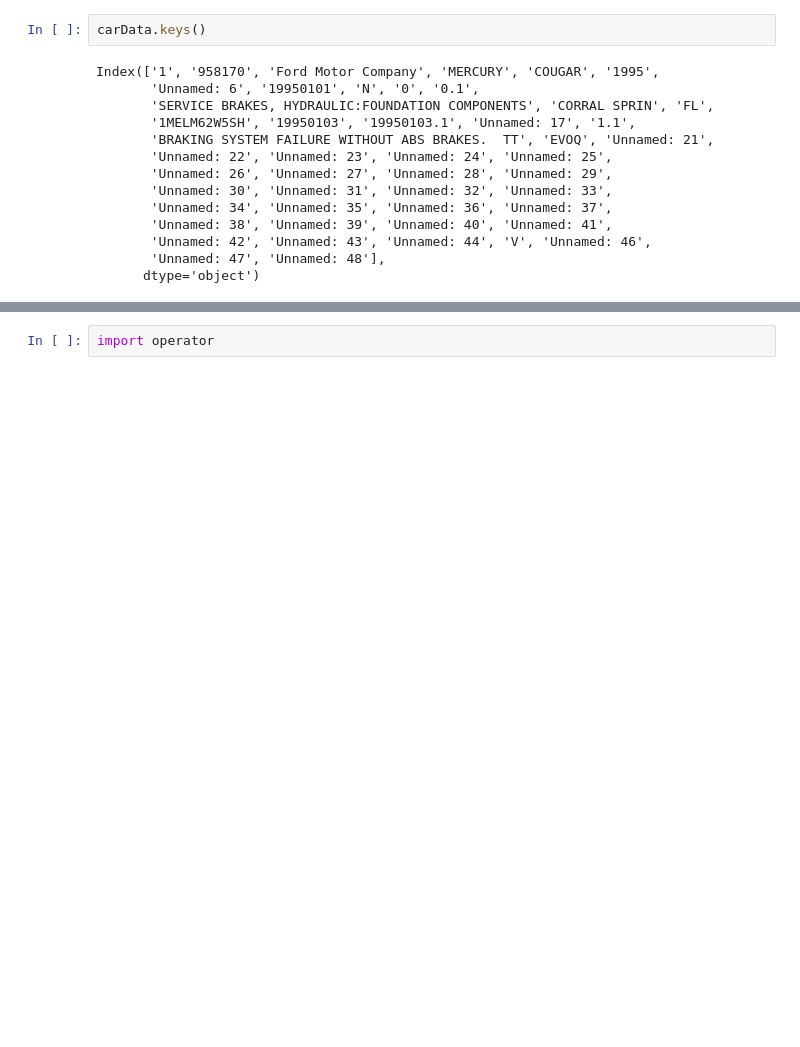
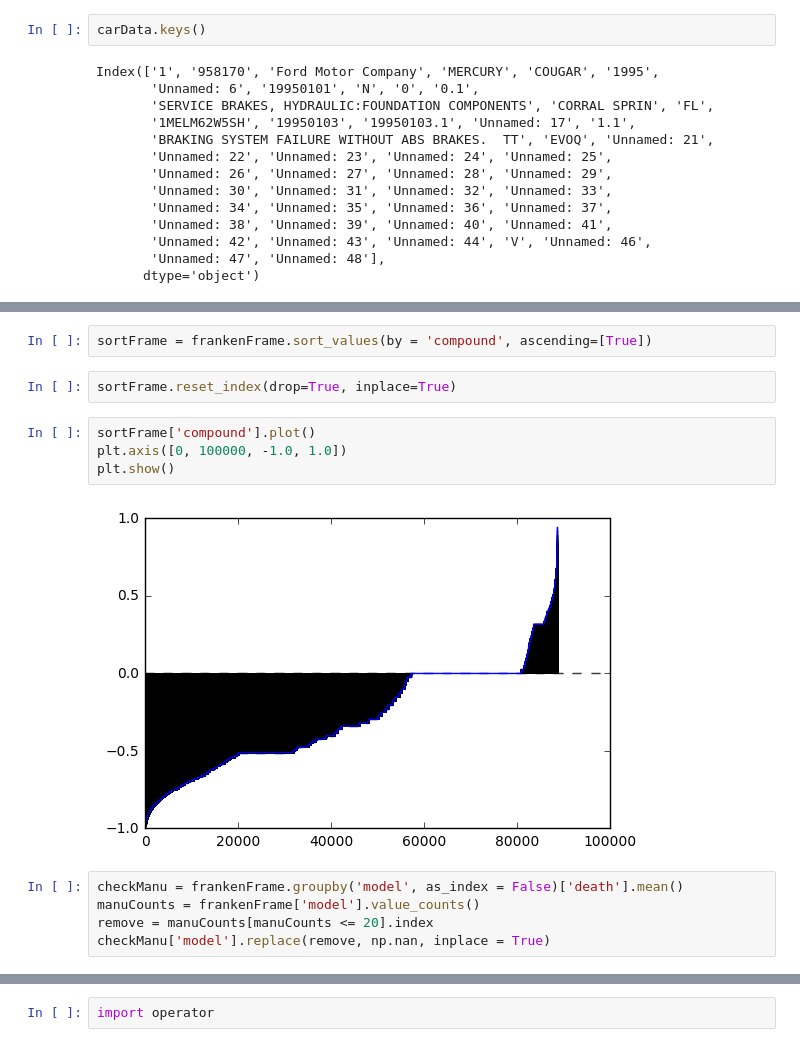
Before and after one commit to bmart847/RecallAnalysis, a Jupyter notebook: cars.ipynb, the cells around one changed output, grey strips where cells are left out. Cells and saved outputs as stored; diff of their text form; blank space fills up the shorter version.

```diff
--- a/cars.ipynb
+++ b/cars.ipynb
@@ -56,0 +138,15 @@ CHI
+# %%
+sortFrame = frankenFrame.sort_values(by = 'compound', ascending=[True])
+# %%
+sortFrame.reset_index(drop=True, inplace=True)
+# %%
+sortFrame['compound'].plot()
+plt.axis([0, 100000, -1.0, 1.0])
+plt.show()
+# %% [output]
+[figure, added]
+# %%
+checkManu = frankenFrame.groupby('model', as_index = False)['death'].mean()
+manuCounts = frankenFrame['model'].value_counts()
+remove = manuCounts[manuCounts <= 20].index
+checkManu['model'].replace(remove, np.nan, inplace = True)
```
Also changed, not shown: parts of 23 cells of this notebook.
